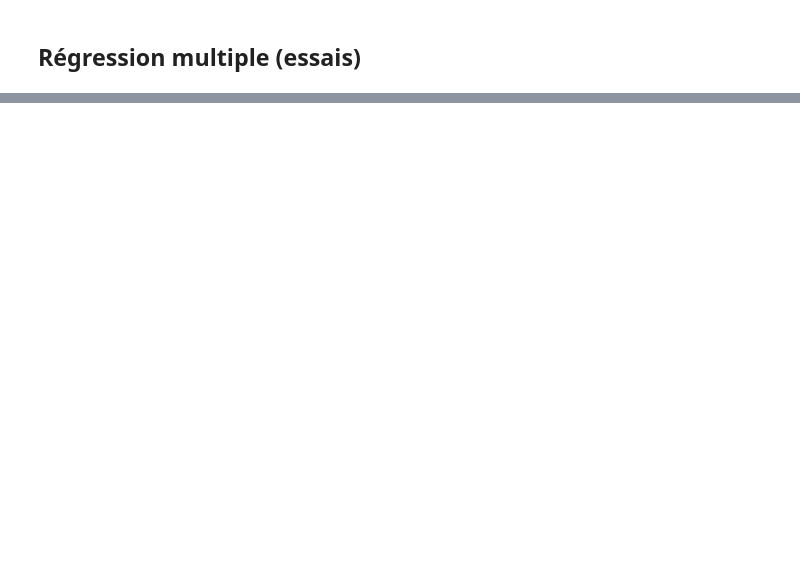
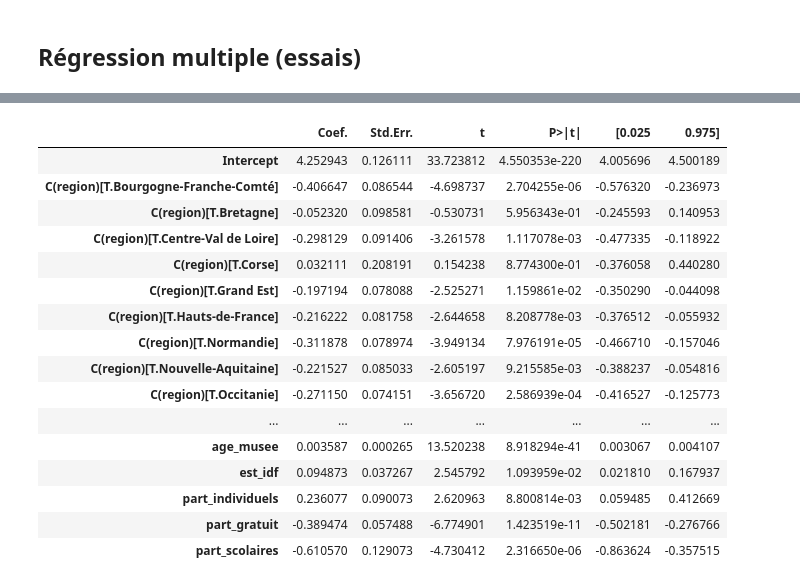
Before and after one commit to emmabezombes/prediction-musee, a Jupyter notebook: notebook/notebook_musees.ipynb, the cells around one changed output, grey strips where cells are left out. Cells and saved outputs as stored; diff of their text form; code cells hidden in the pictures; blank space fills up the shorter version.

```diff
--- a/notebook/notebook_musees.ipynb
+++ b/notebook/notebook_musees.ipynb
@@ -711,2 +772,17 @@ la présence de grands musées nationaux.
 # %% [markdown]
 ## Régression multiple (essais)
+# %%
+import statsmodels.formula.api as smf
+
+formula_multi = """
+y ~ lag_y
+    + age_musee
+    + est_idf
+    + part_individuels
+    + part_gratuit
+    + part_scolaires
+    + C(region)
+"""
+
+model_multi = smf.ols(formula=formula_multi, data=df_reg).fit()
+model_multi.summary()
@@ -712,0 +824,22 @@ la présence de grands musées nationaux.
+# %%
+summary_table = model_multi.summary2().tables[1]
+summary_table.sort_values("Coef.", ascending=False)
+summary_table
+# %% [output]
+|  | Coef. | Std.Err. | t | P>|t| | [0.025 | 0.975] |
+| Intercept | 4.252943 | 0.126111 | 33.723812 | 4.550353e-220 | 4.005696 | 4.500189 |
+| C(region)[T.Bourgogne-Franche-Comté] | -0.406647 | 0.086544 | -4.698737 | 2.704255e-06 | -0.576320 | -0.236973 |
+| C(region)[T.Bretagne] | -0.052320 | 0.098581 | -0.530731 | 5.956343e-01 | -0.245593 | 0.140953 |
+| C(region)[T.Centre-Val de Loire] | -0.298129 | 0.091406 | -3.261578 | 1.117078e-03 | -0.477335 | -0.118922 |
+| C(region)[T.Corse] | 0.032111 | 0.208191 | 0.154238 | 8.774300e-01 | -0.376058 | 0.440280 |
+| C(region)[T.Grand Est] | -0.197194 | 0.078088 | -2.525271 | 1.159861e-02 | -0.350290 | -0.044098 |
+| C(region)[T.Hauts-de-France] | -0.216222 | 0.081758 | -2.644658 | 8.208778e-03 | -0.376512 | -0.055932 |
+| C(region)[T.Normandie] | -0.311878 | 0.078974 | -3.949134 | 7.976191e-05 | -0.466710 | -0.157046 |
+| C(region)[T.Nouvelle-Aquitaine] | -0.221527 | 0.085033 | -2.605197 | 9.215585e-03 | -0.388237 | -0.054816 |
+| C(region)[T.Occitanie] | -0.271150 | 0.074151 | -3.656720 | 2.586939e-04 | -0.416527 | -0.125773 |
+| ... | ... | ... | ... | ... | ... | ... |
+| age_musee | 0.003587 | 0.000265 | 13.520238 | 8.918294e-41 | 0.003067 | 0.004107 |
+| est_idf | 0.094873 | 0.037267 | 2.545792 | 1.093959e-02 | 0.021810 | 0.167937 |
+| part_individuels | 0.236077 | 0.090073 | 2.620963 | 8.800814e-03 | 0.059485 | 0.412669 |
+| part_gratuit | -0.389474 | 0.057488 | -6.774901 | 1.423519e-11 | -0.502181 | -0.276766 |
+| part_scolaires | -0.610570 | 0.129073 | -4.730412 | 2.316650e-06 | -0.863624 | -0.357515 |
```
Also changed, not shown: parts of 8 cells of this notebook.
